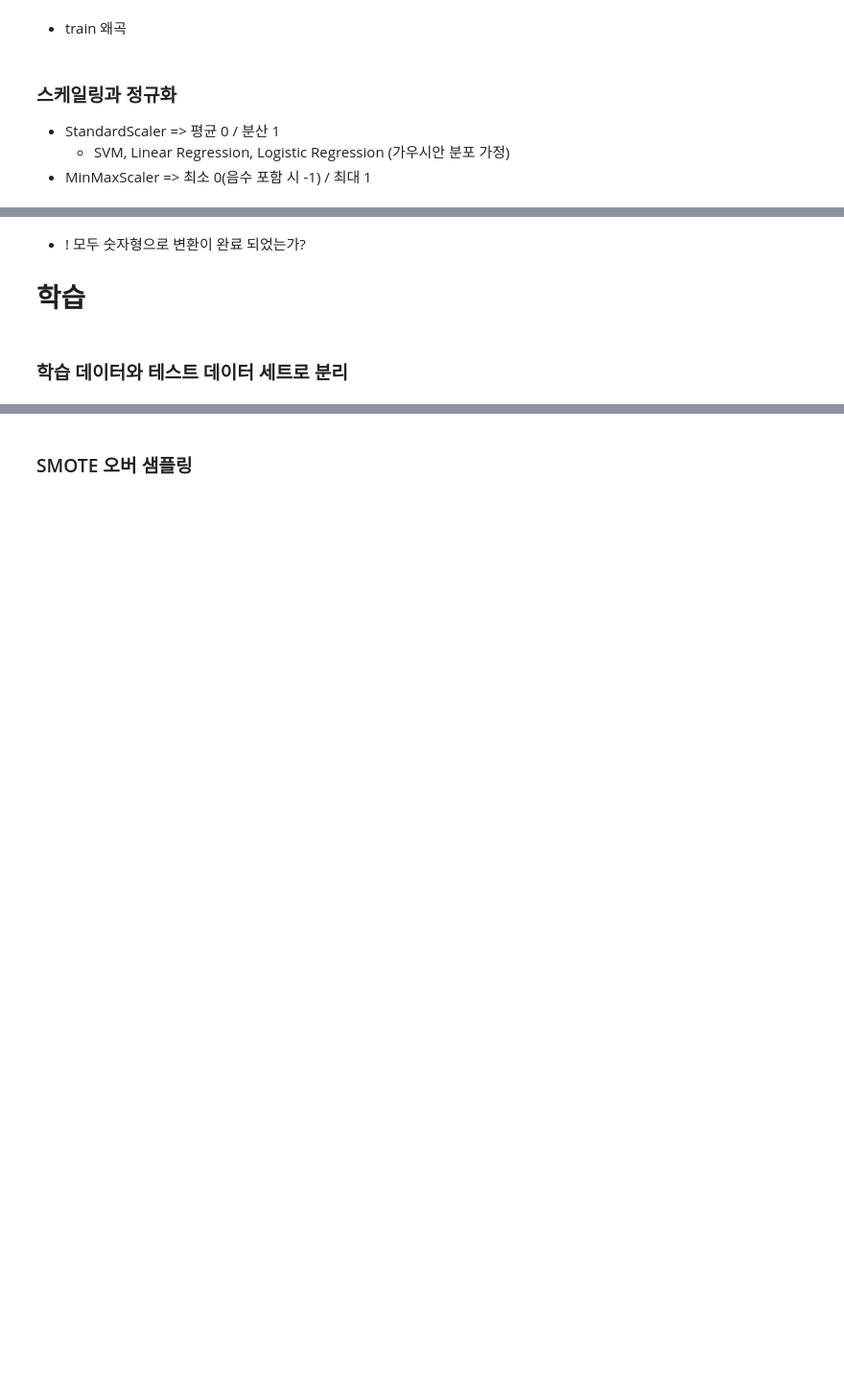
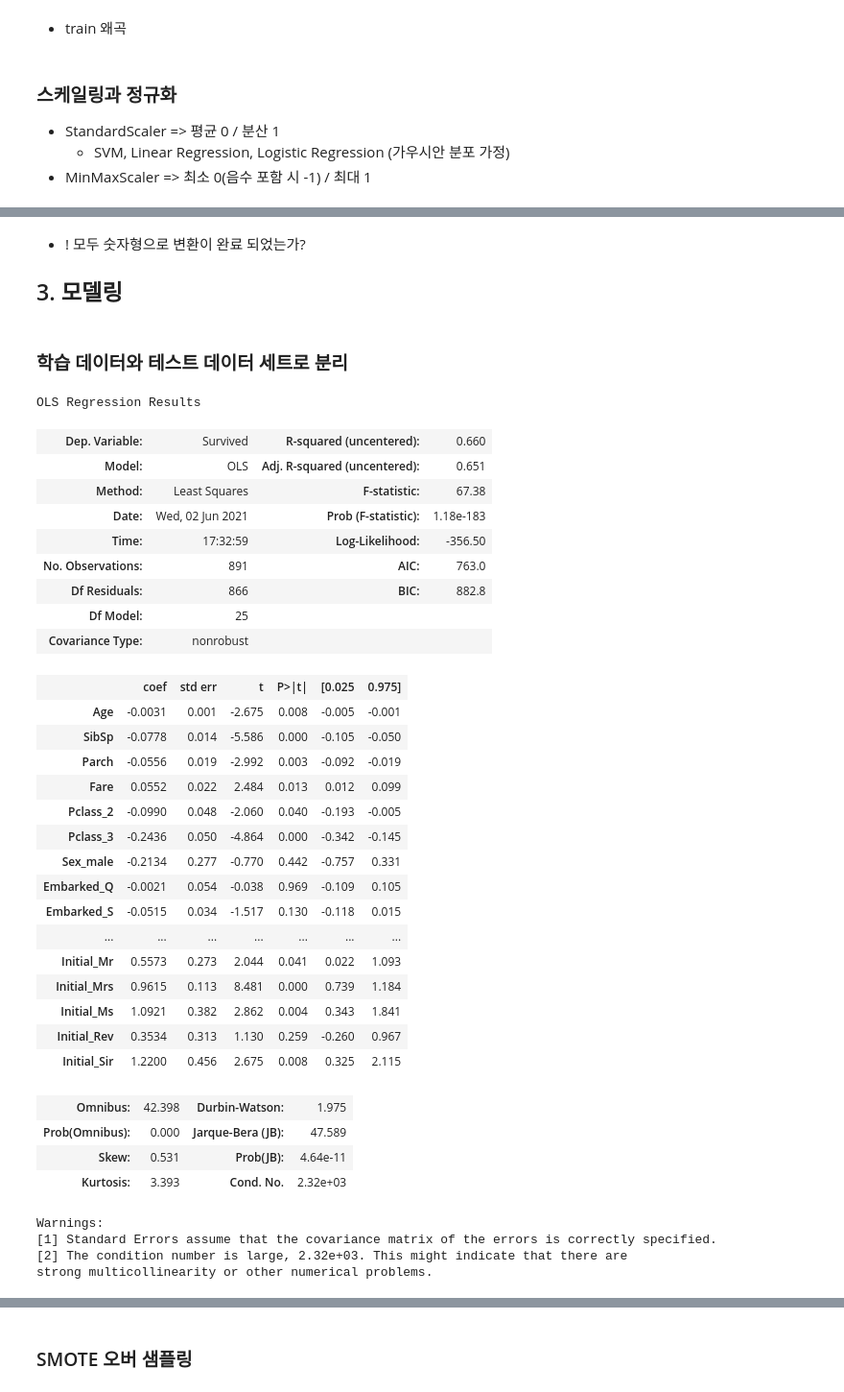
Before and after one commit to okso6441-ksh/ML, a Jupyter notebook: classfication_baseline.ipynb, the cells around one changed output, grey strips where cells are left out. Shown at 96% size. Drawn from its saved outputs; the diff is of its cells as text; code cells hidden in the pictures; blank space fills up the shorter version.

```diff
--- a/classfication_baseline.ipynb
+++ b/classfication_baseline.ipynb
@@ -396,9 +378,10 @@ sns.heatmap(corr, cmap='RdBu')
 # %% [markdown]
 * ! 모두 숫자형으로 변환이 완료 되었는가?
 
-# 학습
+## 3. 모델링
 # %% [markdown]
 ### 학습 데이터와 테스트 데이터 세트로 분리
+# %%
+target = train.Survived
 # %%
-# 데이터에서 결정자 삭제
-train.drop('Survived', axis=1, inplace=True)
+train.drop(['PassengerId','Survived','Ticket'], axis=1, inplace=True)
@@ -407,3 +388,41 @@ print(train.shape, target.shape)
+# %%
+from statsmodels.api import OLS
+OLS(target, train).fit().summary()
+# %% [output]
+OLS Regression Results
+| Dep. Variable: | Survived | R-squared (uncentered): | 0.660 |
+| Model: | OLS | Adj. R-squared (uncentered): | 0.651 |
+| Method: | Least Squares | F-statistic: | 67.38 |
+| Date: | Wed, 02 Jun 2021 | Prob (F-statistic): | 1.18e-183 |
+| Time: | 17:32:59 | Log-Likelihood: | -356.50 |
+| No. Observations: | 891 | AIC: | 763.0 |
+| Df Residuals: | 866 | BIC: | 882.8 |
+| Df Model: | 25 |  |  |
+| Covariance Type: | nonrobust |  |  |
+|  | coef | std err | t | P>|t| | [0.025 | 0.975] |
+| Age | -0.0031 | 0.001 | -2.675 | 0.008 | -0.005 | -0.001 |
+| SibSp | -0.0778 | 0.014 | -5.586 | 0.000 | -0.105 | -0.050 |
+| Parch | -0.0556 | 0.019 | -2.992 | 0.003 | -0.092 | -0.019 |
+| Fare | 0.0552 | 0.022 | 2.484 | 0.013 | 0.012 | 0.099 |
+| Pclass_2 | -0.0990 | 0.048 | -2.060 | 0.040 | -0.193 | -0.005 |
+| Pclass_3 | -0.2436 | 0.050 | -4.864 | 0.000 | -0.342 | -0.145 |
+| Sex_male | -0.2134 | 0.277 | -0.770 | 0.442 | -0.757 | 0.331 |
+| Embarked_Q | -0.0021 | 0.054 | -0.038 | 0.969 | -0.109 | 0.105 |
+| Embarked_S | -0.0515 | 0.034 | -1.517 | 0.130 | -0.118 | 0.015 |
+| ... | ... | ... | ... | ... | ... | ... |
+| Initial_Mr | 0.5573 | 0.273 | 2.044 | 0.041 | 0.022 | 1.093 |
+| Initial_Mrs | 0.9615 | 0.113 | 8.481 | 0.000 | 0.739 | 1.184 |
+| Initial_Ms | 1.0921 | 0.382 | 2.862 | 0.004 | 0.343 | 1.841 |
+| Initial_Rev | 0.3534 | 0.313 | 1.130 | 0.259 | -0.260 | 0.967 |
+| Initial_Sir | 1.2200 | 0.456 | 2.675 | 0.008 | 0.325 | 2.115 |
+| Omnibus: | 42.398 | Durbin-Watson: | 1.975 |
+| Prob(Omnibus): | 0.000 | Jarque-Bera (JB): | 47.589 |
+| Skew: | 0.531 | Prob(JB): | 4.64e-11 |
+| Kurtosis: | 3.393 | Cond. No. | 2.32e+03 |
+Warnings:
+[1] Standard Errors assume that the covariance matrix of the errors is correctly specified.
+[2] The condition number is large, 2.32e+03. This might indicate that there are
+strong multicollinearity or other numerical problems.
 # %%
 from sklearn.model_selection import train_test_split, KFold
 X_train, X_test, y_train, y_test = train_test_split(train, target, test_size=0.2, shuffle=True\
```
Also changed, not shown: parts of 58 cells of this notebook, 2 other files.
